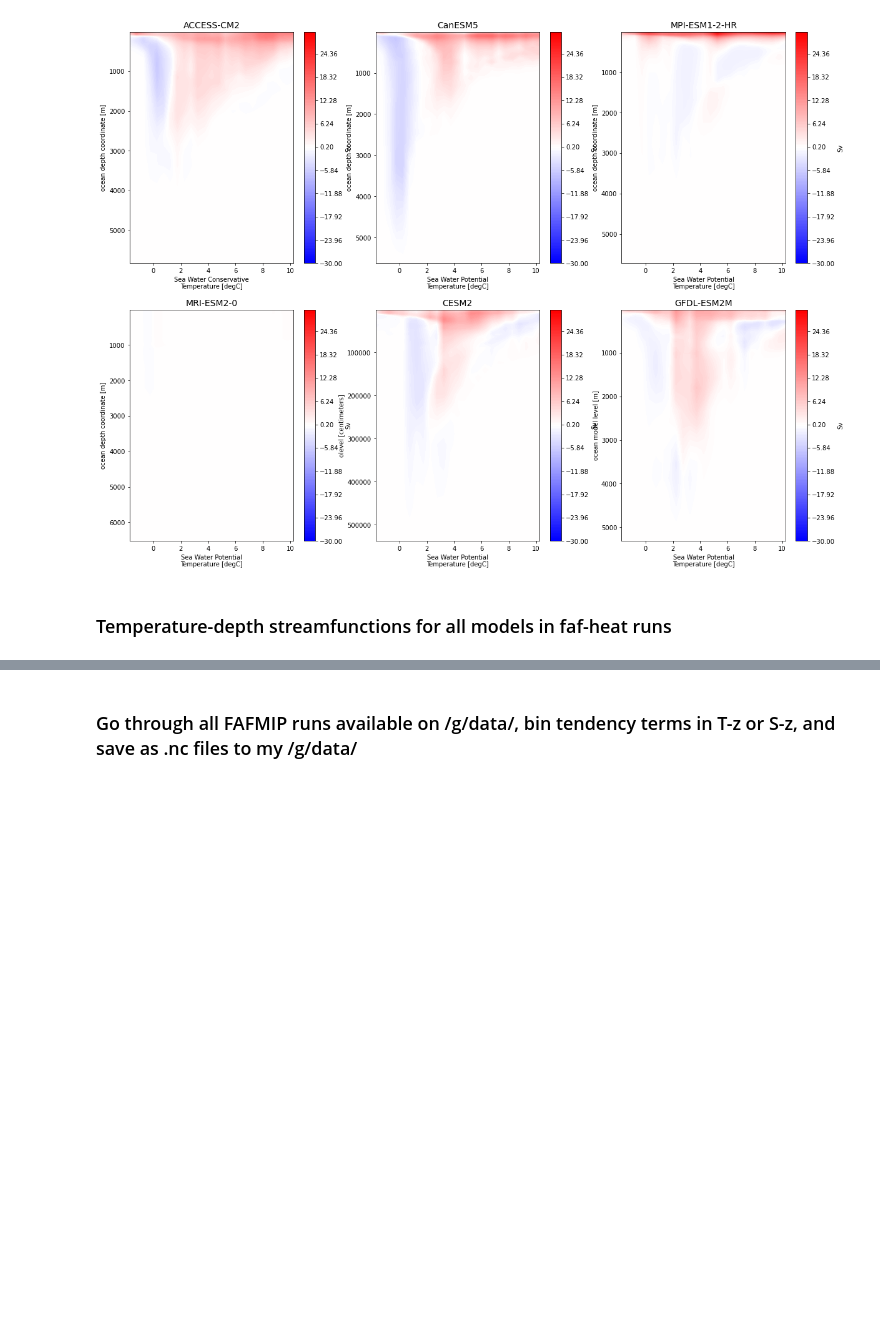
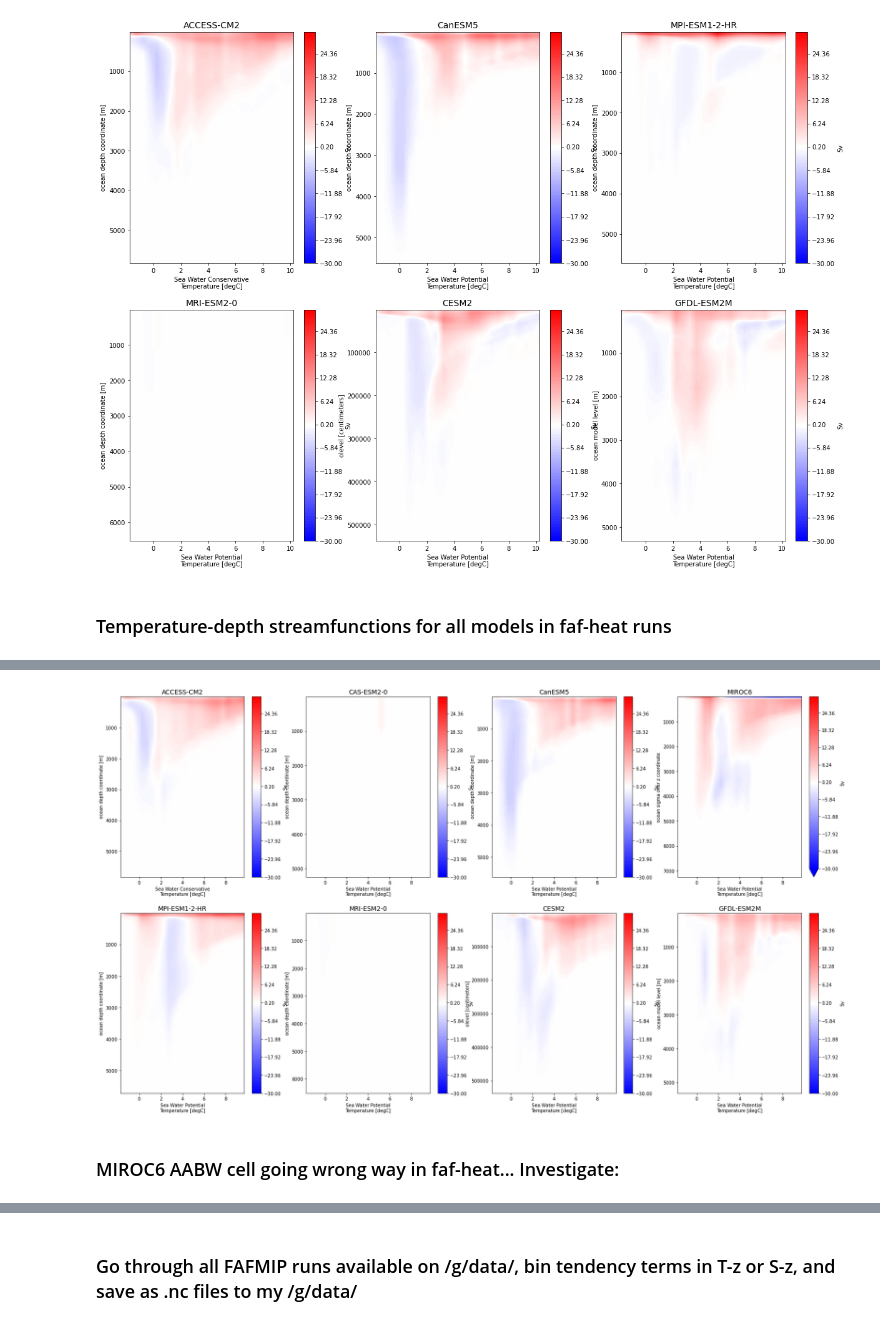
Before and after one commit to mpudig/AABW_HeatUptakePotential, a Jupyter notebook: FAFMIP_models.ipynb, the cells around one changed output, grey strips where cells are left out. Cells and saved outputs as stored; diff of their text form; code cells hidden in the pictures; blank space fills up the shorter version.

```diff
--- a/FAFMIP_models.ipynb
+++ b/FAFMIP_models.ipynb
@@ -73,6 +73,8 @@ def load_faf_expt_tendencies(model_name, faf_expt_name, variable_type):
             areacello = xr.open_mfdataset(expt_path + 'Ofx/areacello/gn/latest/*.nc')['areacello']
         elif model_name == 'CAS-ESM2-0':
             areacello = xr.open_mfdataset('/g/data/oi10/replicas/CMIP6/CMIP/CAS/CAS-ESM2-0/historical/r1i1p1f1/Ofx/areacello/gn/v20201228/areacello_Ofx_CAS-ESM2-0_historical_r1i1p1f1_gn.nc')['areacello']
+        elif model_name == 'GFDL-ESM2M':
+            areacello = xr.open_mfdataset('/g/data/oi10/replicas/CMIP6/FAFMIP/NOAA-GFDL/GFDL-ESM2M/faf-passiveheat/r1i1p1f1/Ofx/areacello/gn/v20180701/*.nc')['areacello']
         else:
             areacello = xr.open_mfdataset(expt_path + 'Ofx/areacello/gn/*/*.nc')['areacello']
     except:
@@ -85,8 +87,6 @@ def load_faf_expt_tendencies(model_name, faf_expt_name, variable_type):
             volcello = xr.open_mfdataset(expt_path + 'Omon/volcello/gn/latest/*.nc')['volcello'].groupby('time.year').mean(dim='time', keep_attrs=True)
         else:
             volcello = xr.open_mfdataset(expt_path + 'Omon/volcello/gn/*/*.nc')['volcello'].groupby('time.year').mean(dim='time', keep_attrs=True)
-            ### NB: Do I want to check if this is available in Ofx if not available at Omon????
-            ### Answer: Yes, e.g. not currently available at Omon for CESM2 but is available at Ofx (presumably this is time-mean?)
     except:
         volcello = np.empty(0)
         print('volcello for ' + model_name + ' not found')
@@ -94,7 +94,7 @@ def load_faf_expt_tendencies(model_name, faf_expt_name, variable_type):
 
     ### Get available variables for given model_name and given variable_type ###
 
-    variables = [] # List of budget variables to return at end of function.
+    variables = [] # List of FAFMIP tendency variables to return at end of function.
 
     tendency_names = ['tend', 'rmadvect', 'padvect', 'psmadvect', 'pmdiff', 'diff']
 
@@ -109,7 +109,6 @@ def load_faf_expt_tendencies(model_name, faf_expt_name, variable_type):
             temperature_type = 'ocontemp'
 
             variables.append(xr.open_mfdataset(expt_path + 'Omon/bigthetao/gn/latest/*.nc')['bigthetao'].groupby('time.year').mean(dim='time', keep_attrs=True)) # Temperature
-            #variables.append(xr.open_mfdataset(expt_path + 'Omon/pabigthetao/gn/latest/*.nc')['pabigthetao'].groupby('time.year').mean(dim='time', keep_attrs=True)) # Added_temperature
 
             for name in tendency_names:
                 try:
@@ -138,8 +137,6 @@ def load_faf_expt_tendencies(model_name, faf_expt_name, variable_type):
             temperature_type = 'opottemp'
             temp = xr.open_mfdataset(expt_path + 'Omon/thetao/gr/*/*.nc')['thetao'].groupby('time.year').mean(dim='time', keep_attrs=True)
             variables.append(temp)
-
-            #variables.append(xr.open_mfdataset(expt_path + 'Omon/pathetao/gn/*/*.nc')['pathetao'].groupby('time.year').mean(dim='time', keep_attrs=True))
 
             # Regrid area for MRI:
             regridder = xe.Regridder(areacello, temp, 'bilinear', periodic=True)
@@ -181,11 +178,15 @@ def load_faf_expt_tendencies(model_name, faf_expt_name, variable_type):
                 CAS_temp = xr.open_mfdataset(expt_path + 'Omon/thetao/gn/*/*.nc')['thetao'].groupby('time.year').mean(dim='time', keep_attrs=True)
                 CAS_temp['year'] = CAS_temp['year'] - CAS_temp['year'][0] + 1
                 variables.append(CAS_temp)
-                #variables.append(xr.open_mfdataset(expt_path + 'Omon/pathetao/gn/*/*.nc')['pathetao'].groupby('time.year').mean(dim='time', keep_attrs=True))
+
+            if model_name == 'MIROC6':
+                # MIROC6 temperature field starts a year earlier than the advective terms... Cut off the first year.
+                MIROC_temp = xr.open_mfdataset(expt_path + 'Omon/thetao/gn/*/*.nc')['thetao'].groupby('time.year').mean(dim='time', keep_attrs=True)
+                MIROC_temp = MIROC_temp.isel(year=slice(1,None))
+                variables.append(MIROC_temp)
 
             else:
                 variables.append(xr.open_mfdataset(expt_path + 'Omon/thetao/gn/*/*.nc')['thetao'].groupby('time.year').mean(dim='time', keep_attrs=True))
-                #variables.append(xr.open_mfdataset(expt_path + 'Omon/pathetao/gn/*/*.nc')['pathetao'].groupby('time.year').mean(dim='time', keep_attrs=True))
 
 
             for name in tendency_names:
@@ -703,7 +680,7 @@ def fafpassive_TZstreamfuncs(models):
             print (f'area field not available for {model}, therefore cannot bin in coordinate')
             continue
 
-        streamfunc = tendency_term_binnned_streamfunction(tendency_term_binning(adv, temp, area, delta_T, min_T, max_T), 'temperature')#.load()
+        streamfunc = tendency_term_binnned_streamfunction(tendency_term_binning(adv, temp, area, delta_T, min_T, max_T), 'temperature').load()
 
         streamfuncs.append(streamfunc)
 
@@ -790,9 +750,7 @@ def fafheat_TZstreamfuncs(models):
 
     return streamfuncs
 # %%
-fafheat_streamfuncs = fafheat_TZstreamfuncs(['ACCESS-CM2', 'CAS-ESM2-0', 'CanESM5', 'MPI-ESM1-2-HR', 'MRI-ESM2-0', 'CESM2', 'GFDL-ESM2M'])
-# MIROC6: indexes along dimension 'year' are not equal -- there are 3 .nc files, one of which contains the full time axis, the other two contain the time split in half...
-# THIS IS EASILY FIXABLE!!!
+fafheat_streamfuncs = fafheat_TZstreamfuncs(['ACCESS-CM2', 'CAS-ESM2-0', 'CanESM5', 'MIROC6', 'MPI-ESM1-2-HR', 'MRI-ESM2-0', 'CESM2', 'GFDL-ESM2M'])
 # %% [output]
 ACCESS-CM2 done
 volcello for CAS-ESM2-0 not found
@@ -815,2 +778,19 @@ GFDL-ESM2M done
-# %%
-MRI_heat_streamfunc = fafheat_streamfuncs[3].load()
+# %%
+vmin = -30
+vmax = -vmin
+
+model = ['ACCESS-CM2', 'CAS-ESM2-0', 'CanESM5', 'MIROC6', 'MPI-ESM1-2-HR', 'MRI-ESM2-0', 'CESM2', 'GFDL-ESM2M']
+
+fig, ax = plt.subplots(figsize=(28,16), nrows=2, ncols=4)
+
+for i in range(len(fafheat_streamfuncs)):
+    axis=ax.flatten()[i]
+    (fafheat_streamfuncs[i]).isel(year=slice(-20,None)).mean('year').sel(lev=slice(None,None))[:,:24].plot.contourf(ax=axis,yincrease=False,levels=150,cmap='bwr',
+                                                                                                   vmin=vmin,
+                                                                                                   vmax=vmax, cbar_kwargs={"label": "Sv"})
+
+    axis.set_title(f'{model[i]}', fontsize=14)
+# %% [output]
+[figure, added]
+# %% [markdown]
+### MIROC6 AABW cell going wrong way in faf-heat... Investigate:
```
Also changed, not shown: parts of 19 cells of this notebook.
